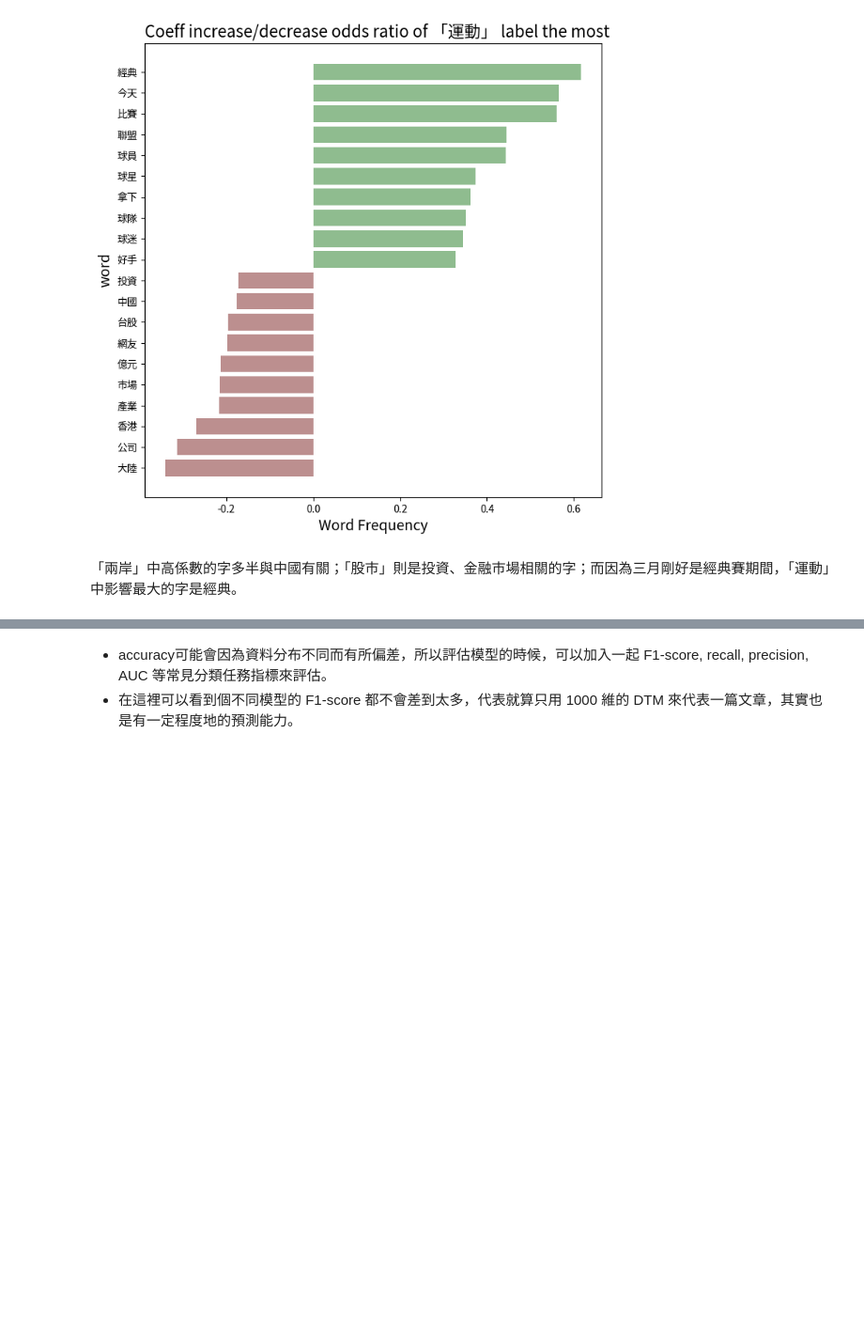
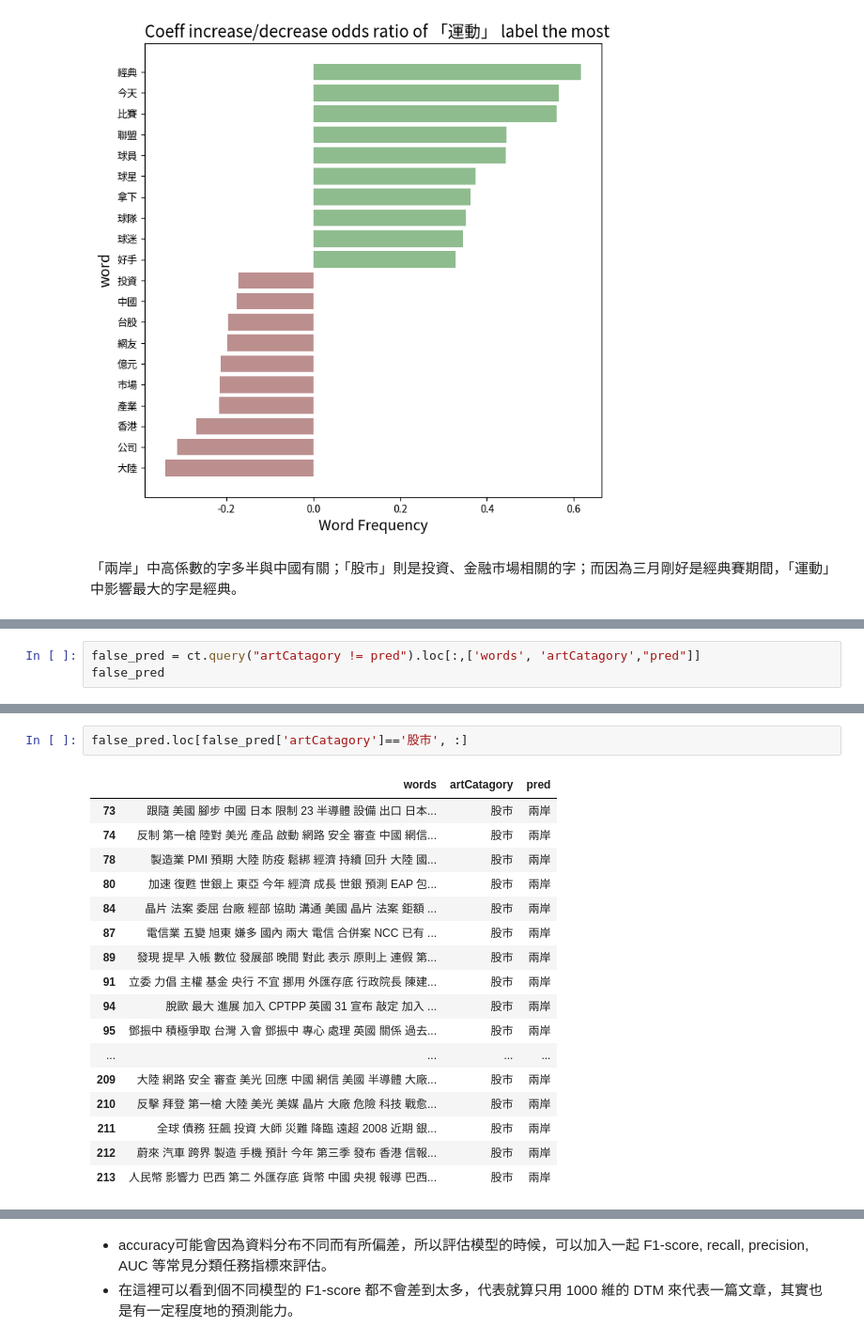
Before and after one commit to Text-Analytics-and-Retrieval/SMA_2023S, a Jupyter notebook: week11_classification/classification_zh_udn.ipynb, the cells around one changed output, grey strips where cells are left out. Shown at 94% size. Saved outputs shown, nothing was run; the diff lists cells and outputs as text; blank space fills up the shorter version.

```diff
--- a/week11_classification/classification_zh_udn.ipynb
+++ b/week11_classification/classification_zh_udn.ipynb
@@ -956,0 +966,3 @@ ct['words'][73]
+# %%
+false_pred = ct.query("artCatagory != pred").loc[:,['words', 'artCatagory',"pred"]]
+false_pred
@@ -956,0 +983,20 @@ ct['words'][73]
+# %%
+false_pred.loc[false_pred['artCatagory']=='股市', :]
+# %% [output]
+|  | words | artCatagory | pred |
+| 73 | 跟隨 美國 腳步 中國 日本 限制 23 半導體 設備 出口 日本... | 股市 | 兩岸 |
+| 74 | 反制 第一槍 陸對 美光 產品 啟動 網路 安全 審查 中國 網信... | 股市 | 兩岸 |
+| 78 | 製造業 PMI 預期 大陸 防疫 鬆綁 經濟 持續 回升 大陸 國... | 股市 | 兩岸 |
+| 80 | 加速 復甦 世銀上 東亞 今年 經濟 成長 世銀 預測 EAP 包... | 股市 | 兩岸 |
+| 84 | 晶片 法案 委屈 台廠 經部 協助 溝通 美國 晶片 法案 鉅額 ... | 股市 | 兩岸 |
+| 87 | 電信業 五變 旭東 嫌多 國內 兩大 電信 合併案 NCC 已有 ... | 股市 | 兩岸 |
+| 89 | 發現 提早 入帳 數位 發展部 晚間 對此 表示 原則上 連假 第... | 股市 | 兩岸 |
+| 91 | 立委 力倡 主權 基金 央行 不宜 挪用 外匯存底 行政院長 陳建... | 股市 | 兩岸 |
+| 94 | 脫歐 最大 進展 加入 CPTPP 英國 31 宣布 敲定 加入 ... | 股市 | 兩岸 |
+| 95 | 鄧振中 積極爭取 台灣 入會 鄧振中 專心 處理 英國 關係 過去... | 股市 | 兩岸 |
+| ... | ... | ... | ... |
+| 209 | 大陸 網路 安全 審查 美光 回應 中國 網信 美國 半導體 大廠... | 股市 | 兩岸 |
+| 210 | 反擊 拜登 第一槍 大陸 美光 美媒 晶片 大廠 危險 科技 戰愈... | 股市 | 兩岸 |
+| 211 | 全球 債務 狂飆 投資 大師 災難 降臨 遠超 2008 近期 銀... | 股市 | 兩岸 |
+| 212 | 蔚來 汽車 跨界 製造 手機 預計 今年 第三季 發布 香港 信報... | 股市 | 兩岸 |
+| 213 | 人民幣 影響力 巴西 第二 外匯存底 貨幣 中國 央視 報導 巴西... | 股市 | 兩岸 |
```
Also changed, not shown: parts of 19 cells of this notebook, 2 other files.
